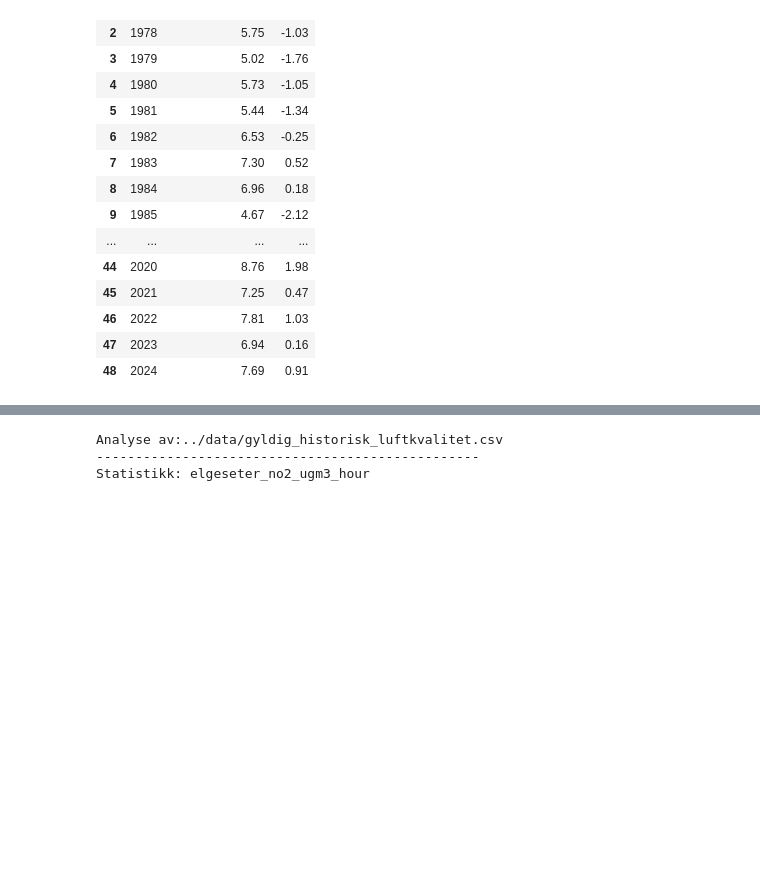
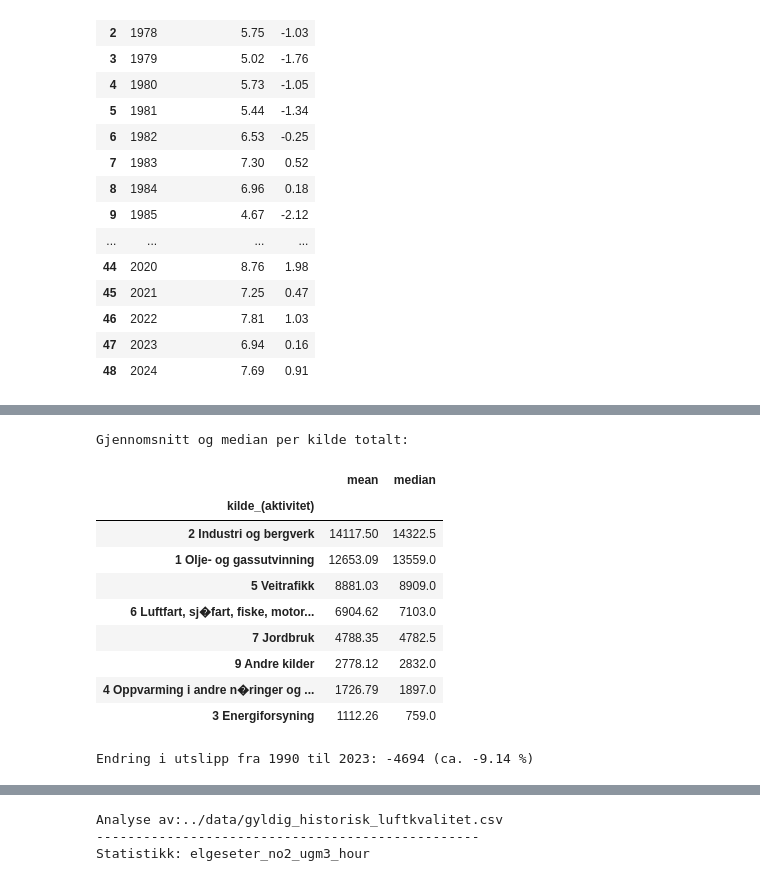
Before and after one commit to idunnbh/Mappe, a Jupyter notebook: notebooks/dataanalyse.ipynb, the cells around one changed output, grey strips where cells are left out. Drawn from its saved outputs; the diff is of its cells as text; code cells hidden in the pictures; blank space fills up the shorter version.

```diff
--- a/notebooks/dataanalyse.ipynb
+++ b/notebooks/dataanalyse.ipynb
@@ -341,0 +197,44 @@ display(pd.DataFrame([lavest]).round(2))
+# %%
+kol_utslipp = [kol for kol in df.columns if "utslipp" in kol and "co2" in kol][0]
+df[kol_utslipp] = pd.to_numeric(df[kol_utslipp], errors="coerce")
+
+# Gjennomsnitt og median per kilde totalt
+if not df.empty and 'kilde_(aktivitet)' in df.columns:
+    print("\nGjennomsnitt og median per kilde totalt:")
+
+    stats_per_kilde = df.groupby('kilde_(aktivitet)')[kol_utslipp].agg(['mean', 'median']).round(2)
+    stats_per_kilde = stats_per_kilde.sort_values(by='mean', ascending=False)
+
+    display(stats_per_kilde)
+else:
+    print("Ingen data med individuelle kilder å analysere.")
+# %% [output]
+Gjennomsnitt og median per kilde totalt:
+|  | mean | median |
+| kilde_(aktivitet) |  |  |
+| 2 Industri og bergverk | 14117.50 | 14322.5 |
+| 1 Olje- og gassutvinning | 12653.09 | 13559.0 |
+| 5 Veitrafikk | 8881.03 | 8909.0 |
+| 6 Luftfart, sj�fart, fiske, motor... | 6904.62 | 7103.0 |
+| 7 Jordbruk | 4788.35 | 4782.5 |
+| 9 Andre kilder | 2778.12 | 2832.0 |
+| 4 Oppvarming i andre n�ringer og ... | 1726.79 | 1897.0 |
+| 3 Energiforsyning | 1112.26 | 759.0 |
+# %%
+
+kol_navn = 'utslipp_til_luft_(1_000_tonn_co2-ekvivalenter,_ar5)'
+
+# Hent ut år + utslipp
+total = df_total[['år', kol_navn]].copy()
+total = total.rename(columns={kol_navn: 'utslipp'})
+total = total.sort_values('år')
+
+# Årlig endring
+første = total.iloc[0]
+siste = total.iloc[-1]
+endring = siste['utslipp'] - første['utslipp']
+prosent = (endring / første['utslipp']) * 100
+
+print(f"Endring i utslipp fra {int(første['år'])} til {int(siste['år'])}: {endring:.0f} (ca. {prosent:.2f} %)")
+# %% [output]
+Endring i utslipp fra 1990 til 2023: -4694 (ca. -9.14 %)
```
Also changed, not shown: parts of 12 cells of this notebook, 3 other files.
